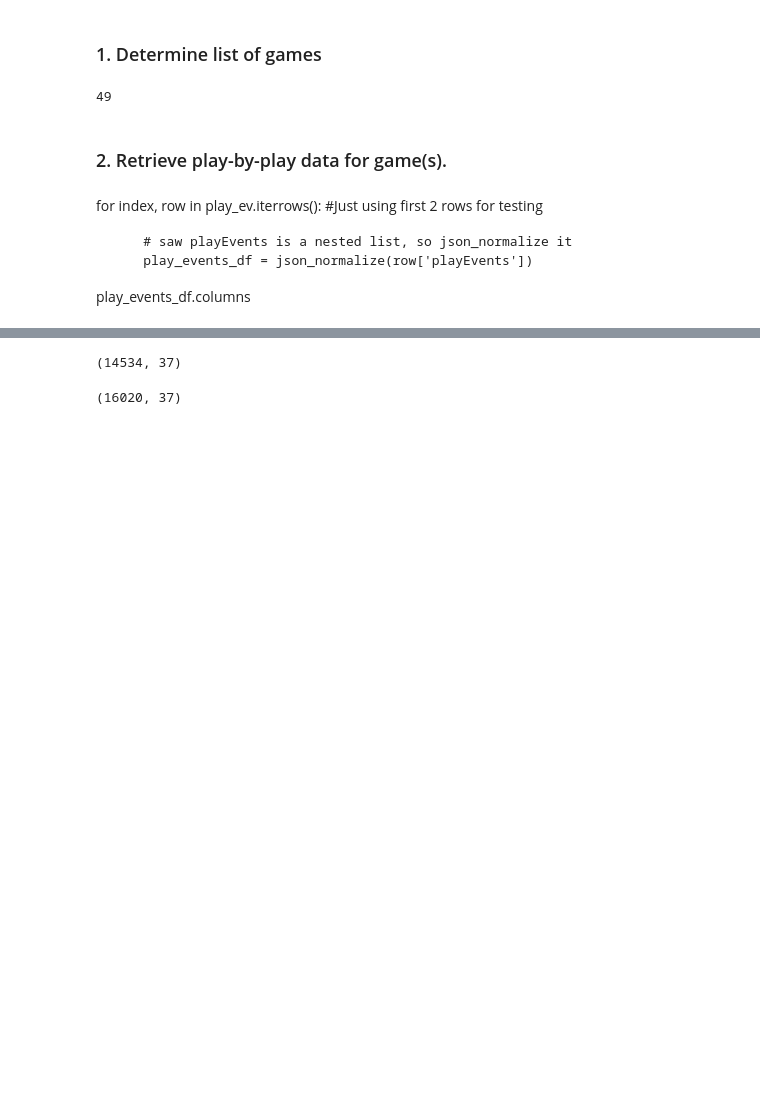
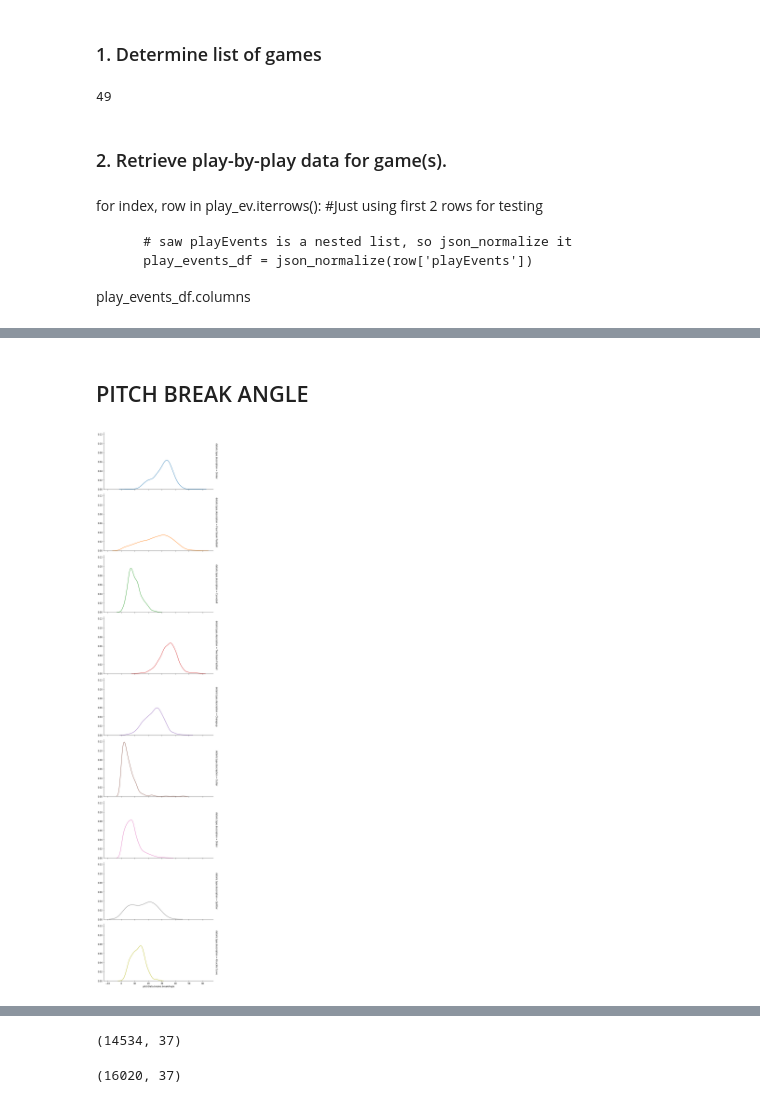
Before and after one commit to MangrobanGit/pitch_ds_baseball_analytics, a Jupyter notebook: get_pitch_data.ipynb, the cells around one changed output, grey strips where cells are left out. Saved outputs shown, nothing was run; the diff lists cells and outputs as text; code cells hidden in the pictures; blank space fills up the shorter version.

```diff
--- a/get_pitch_data.ipynb
+++ b/get_pitch_data.ipynb
@@ -123,0 +168,9 @@ pitches_df.shape
+# %% [markdown]
+## PITCH BREAK ANGLE
+# %%
+g = sns.FacetGrid(pitches_df_clean, row='details.type.description', height=4, aspect=2
+                 ,sharex=True, hue='details.type.description'
+                 ,margin_titles=True)
+g = g.map(sns.kdeplot, 'pitchData.breaks.breakAngle')
+# %% [output]
+[figure, added]
```
Also changed, not shown: parts of 62 cells of this notebook, 1 other file.
